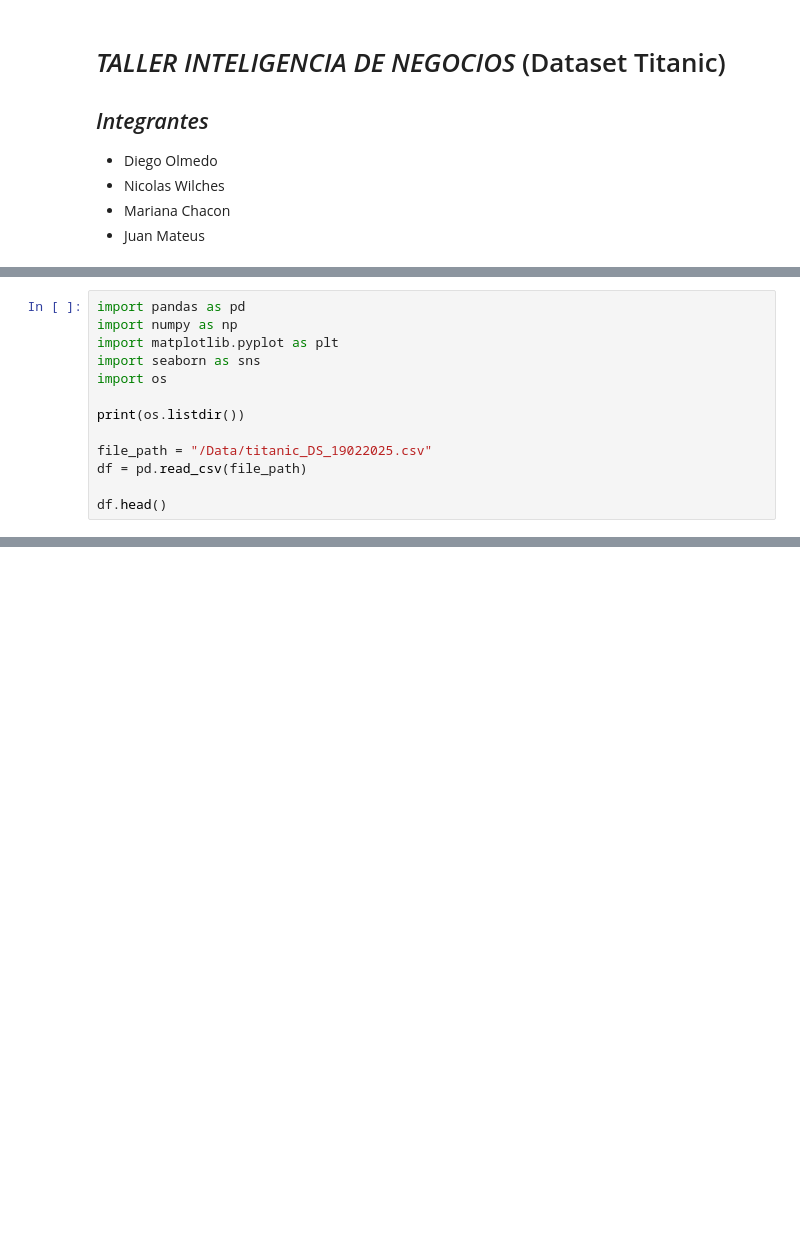
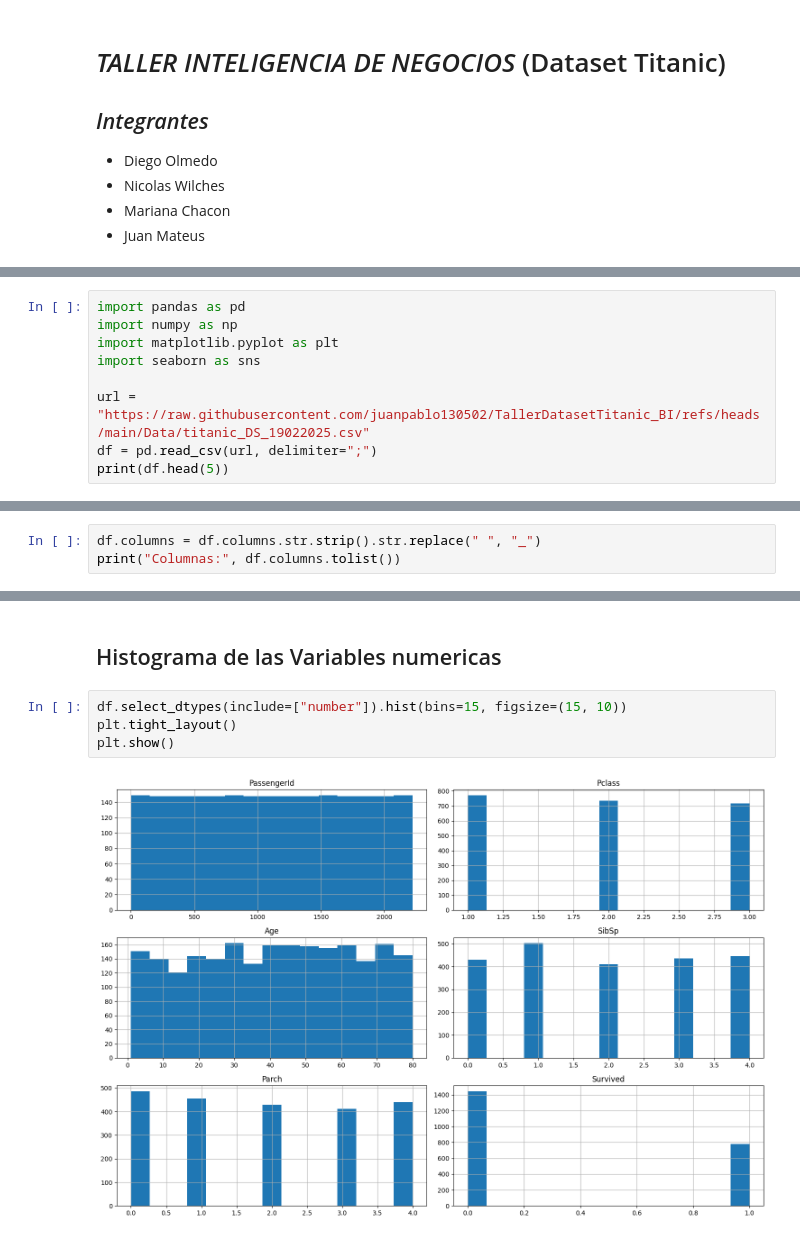
Before and after one commit to juanpablo130502/TallerDatasetTitanic_BI, a Jupyter notebook: AED_Titanic.ipynb, the cells around one changed output, grey strips where cells are left out. Saved outputs shown, nothing was run; the diff lists cells and outputs as text; blank space fills up the shorter version.

Commit message:
Agrega Hsitogramas, Graficas de analisis, Matriz de correlacion, exploracion de datos faltantes y BoxPlot para Outliers

```diff
--- a/AED_Titanic.ipynb
+++ b/AED_Titanic.ipynb
@@ -10,12 +12,8 @@ import pandas as pd
 import numpy as np
 import matplotlib.pyplot as plt
 import seaborn as sns
-import os
 
-print(os.listdir())
-
-file_path = "/Data/titanic_DS_19022025.csv"
-df = pd.read_csv(file_path)
-
-df.head()
+url = "https://raw.githubusercontent.com/juanpablo130502/TallerDatasetTitanic_BI/refs/heads/main/Data/titanic_DS_19022025.csv"
+df = pd.read_csv(url, delimiter=";")
+print(df.head(5))
 # %% [output]
@@ -23,0 +35,3 @@ FileNotFoundError: [Errno 2] No such file or directory: '/Data/titanic_DS_190220
+# %%
+df.columns = df.columns.str.strip().str.replace(" ", "_")
+print("Columnas:", df.columns.tolist())
@@ -23,0 +74,8 @@ FileNotFoundError: [Errno 2] No such file or directory: '/Data/titanic_DS_190220
+# %% [markdown]
+## Histograma de las Variables numericas
+# %%
+df.select_dtypes(include=["number"]).hist(bins=15, figsize=(15, 10))
+plt.tight_layout()
+plt.show()
+# %% [output]
+[figure, added]
```
Also changed, not shown: parts of 20 cells of this notebook.
